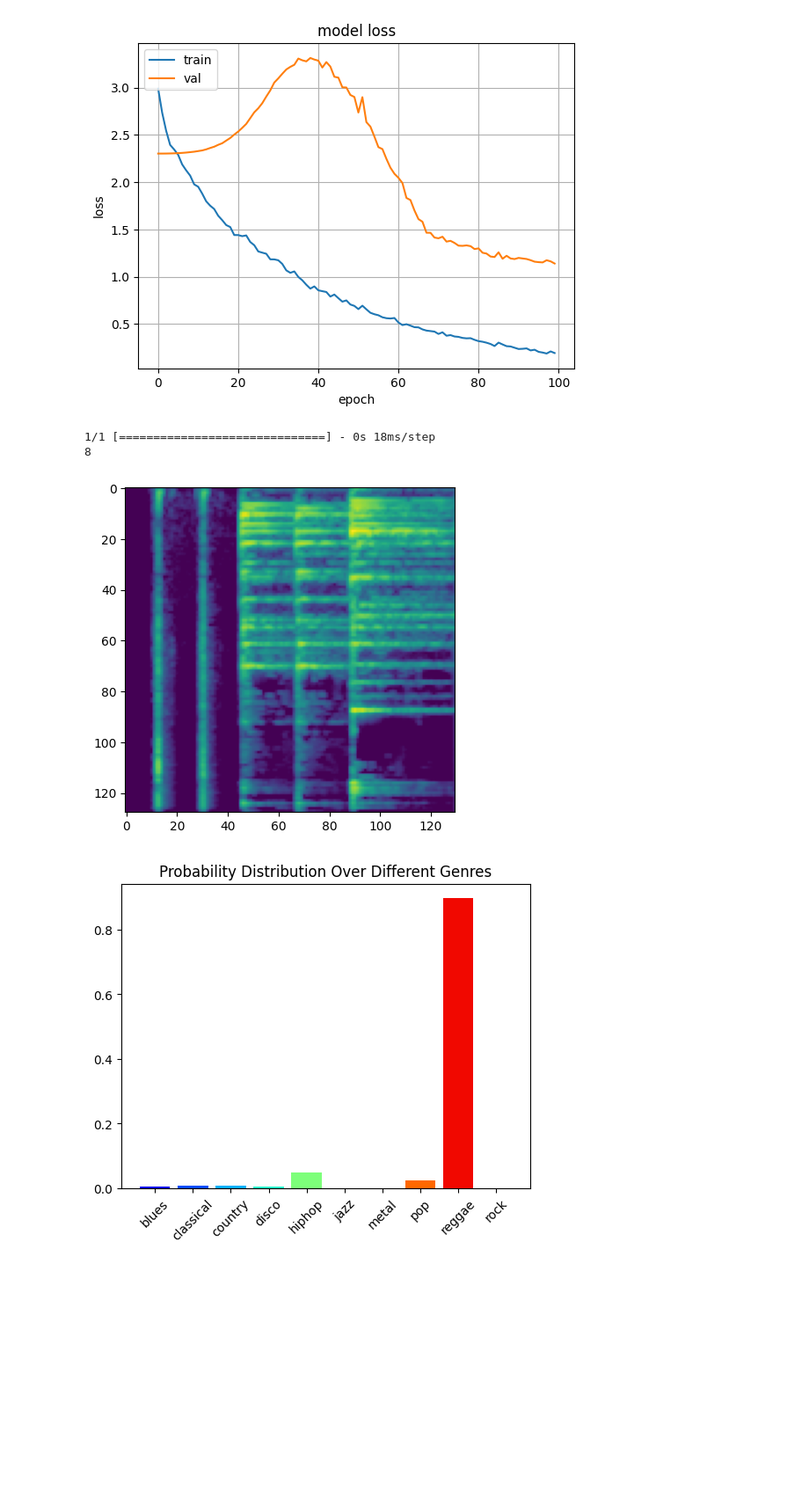
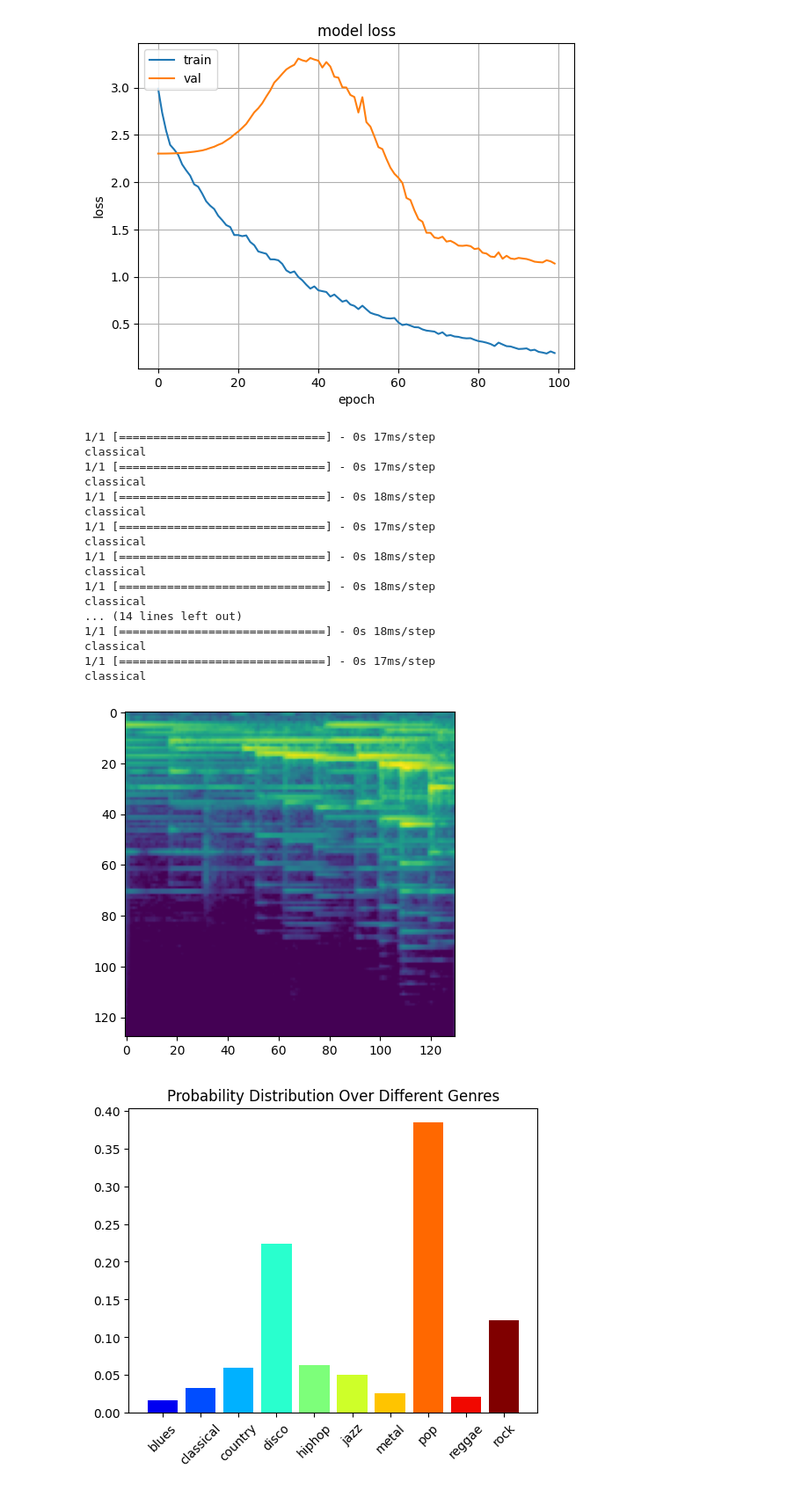
Before and after one commit to ethansheridansmith/AAI, a Jupyter notebook: src/Untitled.ipynb, the cells around one changed output. Shown: that part at 88% size. Saved outputs shown, nothing was run; the diff lists cells and outputs as text; code cells hidden in the pictures; blank space fills up the shorter version.

```diff
--- a/src/Untitled.ipynb
+++ b/src/Untitled.ipynb
@@ -168,43 +181,47 @@ def predict(image_data, model):
 # %%
 from tensorflow.keras.preprocessing.image import load_img, img_to_array
 import matplotlib.cm as cm
 from matplotlib.colors import Normalize
 import streamlit as st
 
-test_file = 'song.mp3'
+test_file = 'nocturne.mp3'
 
-y, sr = librosa.load(test_file, duration=3)
-mels = librosa.feature.melspectrogram(y=y, sr=sr)
-fig = plt.Figure()
-FigureCanvasAgg(fig)
-plt.imshow(librosa.power_to_db(mels, ref=np.max))
-plt.savefig('melspectrogram.png')
-
-image_data = load_img('melspectrogram.png', color_mode='rgba', target_size=(288, 432))
-
-class_label, prediction = predict(image_data, model)
-prediction = prediction.reshape((10,))
-
-print(class_label)
+for i in range(15):
+    classify_genre(test_file, 10 * (i + 1), 10 * (i + 2))
 
 color_data = [1, 2, 3, 4, 5, 6, 7, 8, 9, 10]
 my_cmap = cm.get_cmap('jet')
 my_norm = Normalize(vmin=0, vmax=10)
 
 st.write(f"### Genre Prediction: {genre_labels[class_label]}")
 fig, ax = plt.subplots(figsize=(6, 4.5))
 ax.bar(x=genre_labels, height=prediction,
        color=my_cmap(my_norm(color_data)))
 plt.xticks(rotation=45)
 ax.set_title(
     "Probability Distribution Over Different Genres")
 st.pyplot(fig)
 
 st.write(f"### Mel Spectrogram")
 st.image("melspectrogram.png", use_column_width=True)
 plt.show()
 # %% [output]
+1/1 [==============================] - 0s 17ms/step
+classical
+1/1 [==============================] - 0s 17ms/step
+classical
 1/1 [==============================] - 0s 18ms/step
-8
+classical
+1/1 [==============================] - 0s 17ms/step
+classical
+1/1 [==============================] - 0s 18ms/step
+classical
+1/1 [==============================] - 0s 18ms/step
+classical
+... (14 lines left out)
+1/1 [==============================] - 0s 18ms/step
+classical
+1/1 [==============================] - 0s 17ms/step
+classical
-[figure, old version]
+[figure, new version]
-[figure, old version]
+[figure, new version]
```
Also changed, not shown: parts of 7 cells of this notebook.
